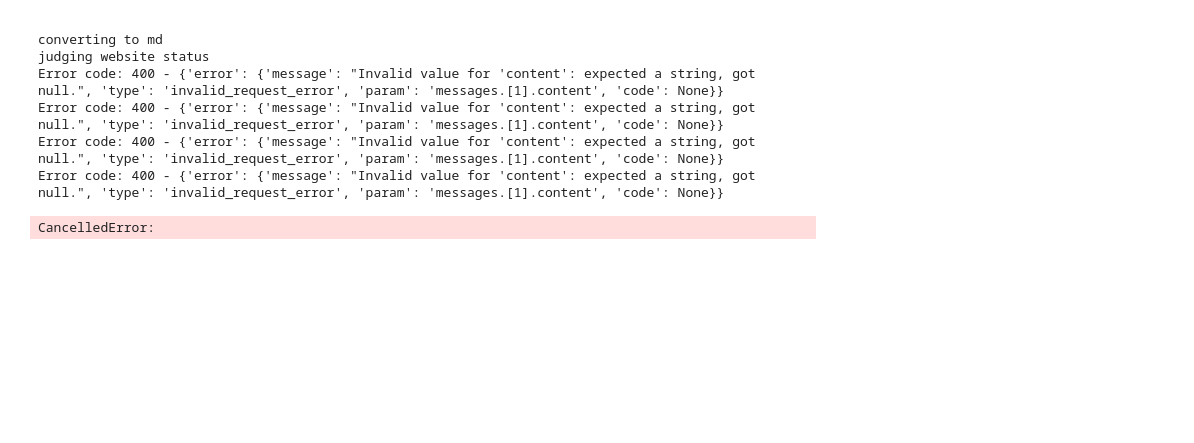
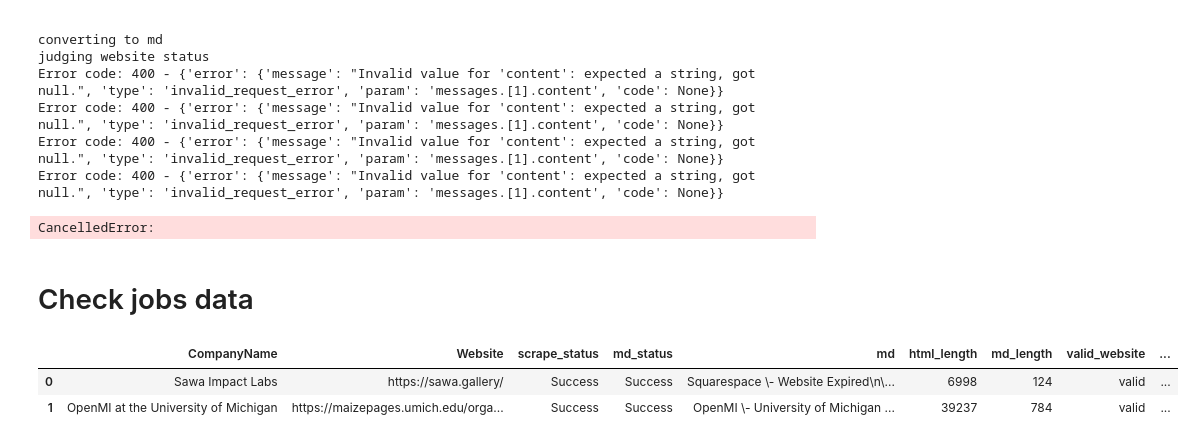
Before and after one commit to kk1694/usergems-test, a Jupyter notebook: nbs/_scratchpad.ipynb, the cells around one changed output. Drawn from its saved outputs; the diff is of its cells as text; code cells hidden in the pictures; blank space fills up the shorter version.

```diff
--- a/nbs/_scratchpad.ipynb
+++ b/nbs/_scratchpad.ipynb
@@ -753,3 +753,5 @@ Error code: 400 - {'error': {'message': "Invalid value for 'content': expected a
 Error code: 400 - {'error': {'message': "Invalid value for 'content': expected a string, got null.", 'type': 'invalid_request_error', 'param': 'messages.[1].content', 'code': None}}
 Error code: 400 - {'error': {'message': "Invalid value for 'content': expected a string, got null.", 'type': 'invalid_request_error', 'param': 'messages.[1].content', 'code': None}}
 CancelledError:
+# %% [markdown]
+# Check jobs data
@@ -755,0 +760,8 @@ CancelledError:
+# %%
+df = pd.read_csv("../data/04_jobs.csv")
+# %%
+df.head(2)
+# %% [output]
+|  | CompanyName | Website | scrape_status | md_status | md | html_length | md_length | valid_website | ... |
+| 0 | Sawa Impact Labs | https://sawa.gallery/ | Success | Success | Squarespace \- Website Expired\n\... | 6998 | 124 | valid | ... |
+| 1 | OpenMI at the University of Michigan | https://maizepages.umich.edu/orga... | Success | Success | OpenMI \- University of Michigan ... | 39237 | 784 | valid | ... |
```
Also changed, not shown: parts of 6 cells of this notebook, 3 other files.
